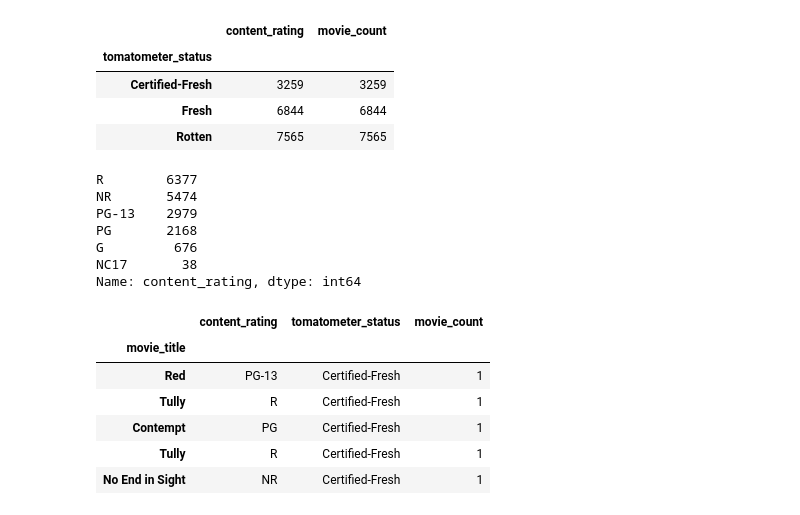
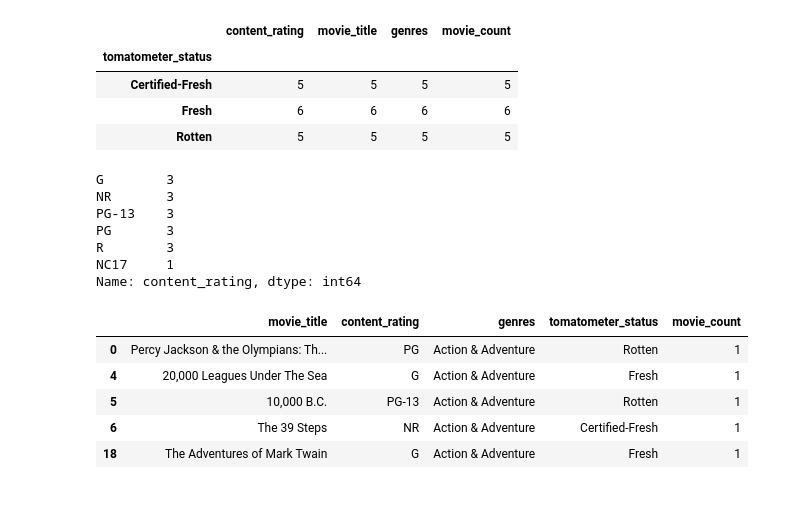
Before and after one commit to eaiturbe/microsoft_movie_analysis, a Jupyter notebook: rotten_tomatoes_movies.csv.ipynb, the cells around one changed output. Cells and saved outputs as stored; diff of their text form; code cells hidden in the pictures.

```diff
--- a/rotten_tomatoes_movies.csv.ipynb
+++ b/rotten_tomatoes_movies.csv.ipynb
@@ -88,0 +91,7 @@ df_dropped_colums.set_index('movie_title')
+# %%
+
+df_dropped_colums["genres"] = df_dropped_colums["genres"].apply(lambda x: x.split(",") if type(x) == str else x)
+#df_dropped_colums["genres"] = df_dropped_colums["genres"].str.replace("&","")
+#new_df = df_dropped_colums[df_dropped_colums['genres'].str.contains('Adventure')]
+#new_df
+df_dropped_colums.head()
@@ -88,0 +107,5 @@ df_dropped_colums.set_index('movie_title')
+# %%
+df_explode_2 = df_dropped_colums.explode('genres')
+#df_explode_2
+new_df = df_explode_2[df_explode_2['genres'].str.contains('Action & Adventure')]
+new_df
@@ -88,0 +138,2 @@ df_dropped_colums.set_index('movie_title')
+# %%
+new_df.set_index('genres')
@@ -133,2 +179,2 @@ df_dropped_colums.replace({'G': 0, 'PG': 1, 'PG-13': 2, 'NC17': 3, 'NR': 4, 'R':
 # %%
-df_dropped_colums['movie_count'] = 1
+new_df['movie_count'] = 1
@@ -157,31 +211,30 @@ df_cor
 # %%
-df_dropped_colums.groupby('tomatometer_status').count()
+df_cor.groupby('tomatometer_status').count()
 # %% [output]
-|  | content_rating | movie_count |
-| tomatometer_status |  |  |
-| Certified-Fresh | 3259 | 3259 |
-| Fresh | 6844 | 6844 |
-| Rotten | 7565 | 7565 |
+|  | content_rating | movie_title | genres | movie_count |
+| tomatometer_status |  |  |  |  |
+| Certified-Fresh | 5 | 5 | 5 | 5 |
+| Fresh | 6 | 6 | 6 | 6 |
+| Rotten | 5 | 5 | 5 | 5 |
 # %%
-df_dropped_colums['content_rating'].value_counts()
+df_cor['content_rating'].value_counts()
 # %% [output]
-R        6377
-NR       5474
-PG-13    2979
-PG       2168
-G         676
-NC17       38
+G        3
+NR       3
+PG-13    3
+PG       3
+R        3
+NC17     1
 Name: content_rating, dtype: int64
 # %%
-df_dropped_colums.head()
+new_df.head()
 # %% [output]
-|  | content_rating | tomatometer_status | movie_count |
-| movie_title |  |  |  |
-| Red | PG-13 | Certified-Fresh | 1 |
-| Tully | R | Certified-Fresh | 1 |
-| Contempt | PG | Certified-Fresh | 1 |
-| Tully | R | Certified-Fresh | 1 |
-| No End in Sight | NR | Certified-Fresh | 1 |
+|  | movie_title | content_rating | genres | tomatometer_status | movie_count |
+| 0 | Percy Jackson & the Olympians: Th... | PG | Action & Adventure | Rotten | 1 |
+| 4 | 20,000 Leagues Under The Sea | G | Action & Adventure | Fresh | 1 |
+| 5 | 10,000 B.C. | PG-13 | Action & Adventure | Rotten | 1 |
+| 6 | The 39 Steps | NR | Action & Adventure | Certified-Fresh | 1 |
+| 18 | The Adventures of Mark Twain | G | Action & Adventure | Fresh | 1 |
 # %%
 #content_rating compare to tomatometer
 import matplotlib.pyplot as plt
```
Also changed, not shown: parts of 25 cells of this notebook.
